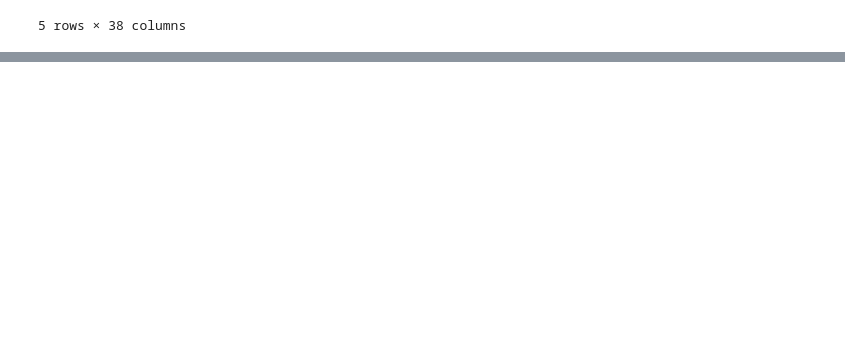
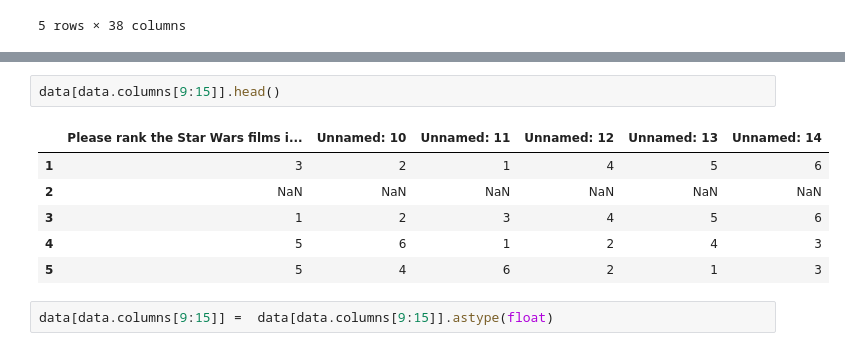
Before and after one commit to dnlsyfq/py_starwars, a Jupyter notebook: Workbook.ipynb, the cells around one changed output, grey strips where cells are left out. Saved outputs shown, nothing was run; the diff lists cells and outputs as text; blank space fills up the shorter version.

```diff
--- a/Workbook.ipynb
+++ b/Workbook.ipynb
@@ -130,0 +139,11 @@ data.head()
+# %%
+data[data.columns[9:15]].head()
+# %% [output]
+|  | Please rank the Star Wars films i... | Unnamed: 10 | Unnamed: 11 | Unnamed: 12 | Unnamed: 13 | Unnamed: 14 |
+| 1 | 3 | 2 | 1 | 4 | 5 | 6 |
+| 2 | NaN | NaN | NaN | NaN | NaN | NaN |
+| 3 | 1 | 2 | 3 | 4 | 5 | 6 |
+| 4 | 5 | 6 | 1 | 2 | 4 | 3 |
+| 5 | 5 | 4 | 6 | 2 | 1 | 3 |
+# %%
+data[data.columns[9:15]] =  data[data.columns[9:15]].astype(float)
```
Also changed, not shown: parts of 16 cells of this notebook.
